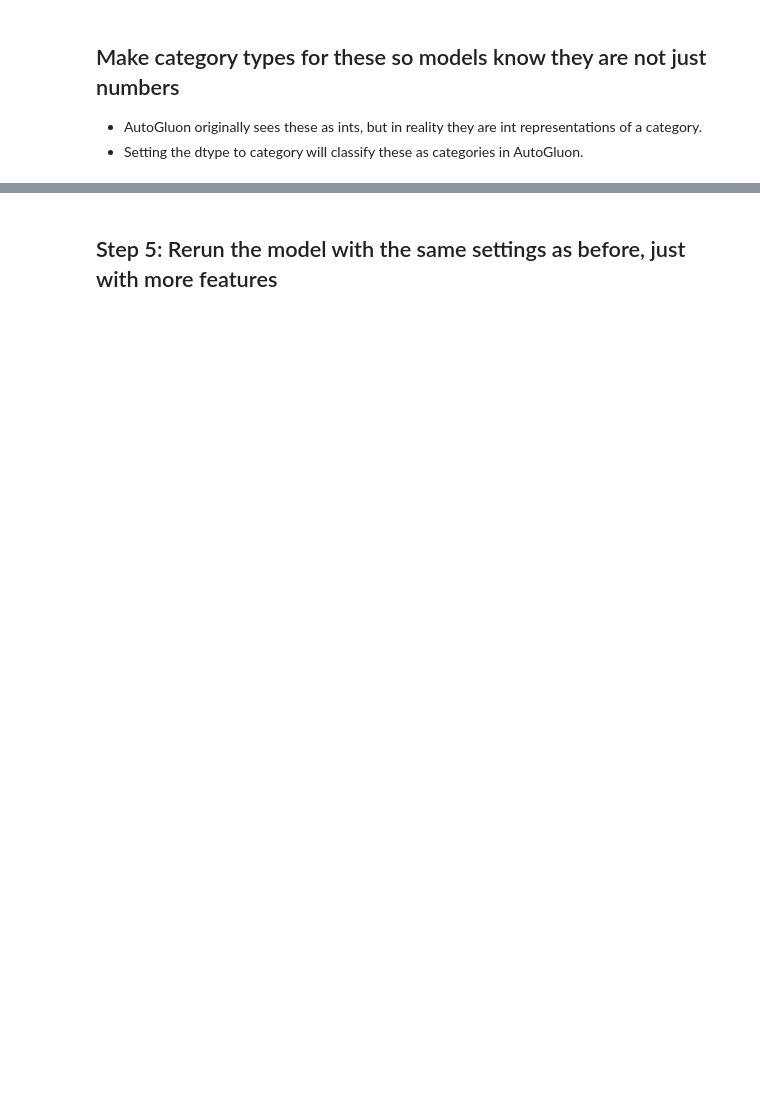
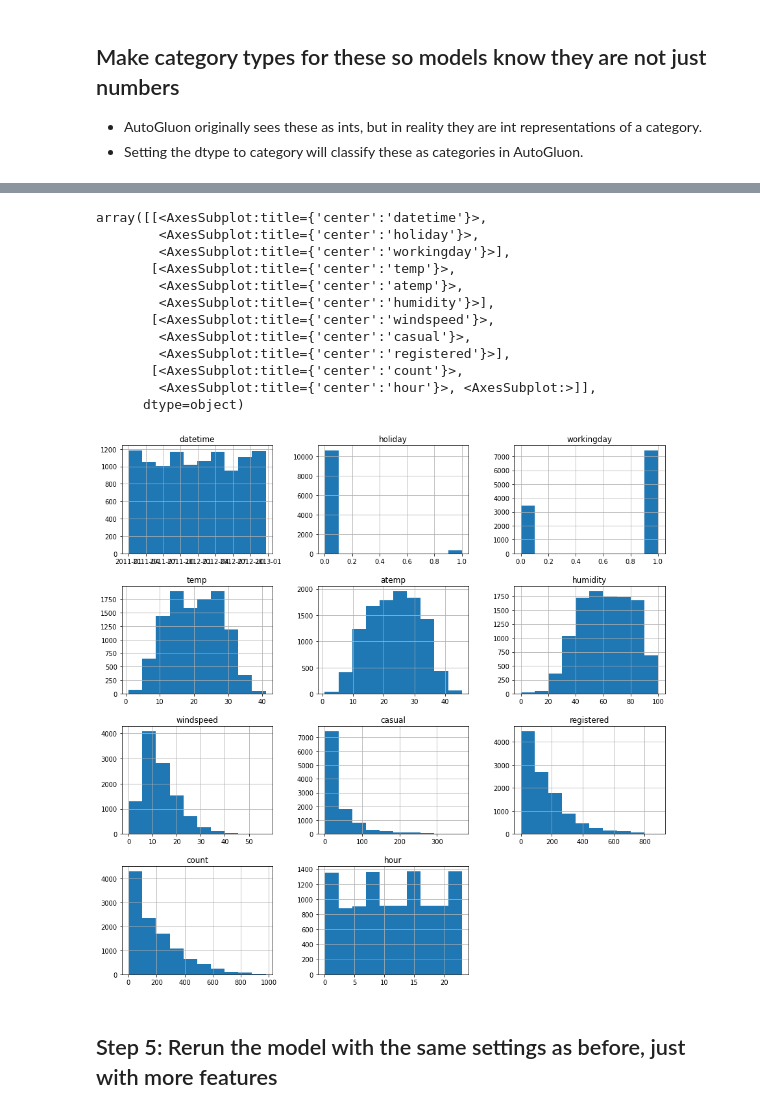
Before and after one commit to Moodrammer/Bike-Sharing-Demand-Prediction, a Jupyter notebook: project/project-template.ipynb, the cells around one changed output, grey strips where cells are left out. Drawn from its saved outputs; the diff is of its cells as text; code cells hidden in the pictures; blank space fills up the shorter version.

```diff
--- a/project/project-template.ipynb
+++ b/project/project-template.ipynb
@@ -323,10 +338,10 @@ test[?] = ?
 * AutoGluon originally sees these as ints, but in reality they are int representations of a category.
 * Setting the dtype to category will classify these as categories in AutoGluon.
 # %%
-train["season"] = ?
-train["weather"] = ?
-test["season"] = ?
-test["weather"] = ?
+train["season"] = train.season.astype('category')
+train["weather"] = train.weather.astype('category')
+test["season"] = test.season.astype('category')
+test["weather"] = test.weather.astype('category')
 # %%
 # View are new feature
 train.head()
@@ -333,5 +355,19 @@ train.head()
 # %%
 # View histogram of all features again now with the hour feature
-train.?
+train.hist(figsize=(15,15))
+# %% [output]
+array([[<AxesSubplot:title={'center':'datetime'}>,
+        <AxesSubplot:title={'center':'holiday'}>,
+        <AxesSubplot:title={'center':'workingday'}>],
+       [<AxesSubplot:title={'center':'temp'}>,
+        <AxesSubplot:title={'center':'atemp'}>,
+        <AxesSubplot:title={'center':'humidity'}>],
+       [<AxesSubplot:title={'center':'windspeed'}>,
+        <AxesSubplot:title={'center':'casual'}>,
+        <AxesSubplot:title={'center':'registered'}>],
+       [<AxesSubplot:title={'center':'count'}>,
+        <AxesSubplot:title={'center':'hour'}>, <AxesSubplot:>]],
+      dtype=object)
+[figure, added]
 # %% [markdown]
 ## Step 5: Rerun the model with the same settings as before, just with more features
```
Also changed, not shown: parts of 29 cells of this notebook.
